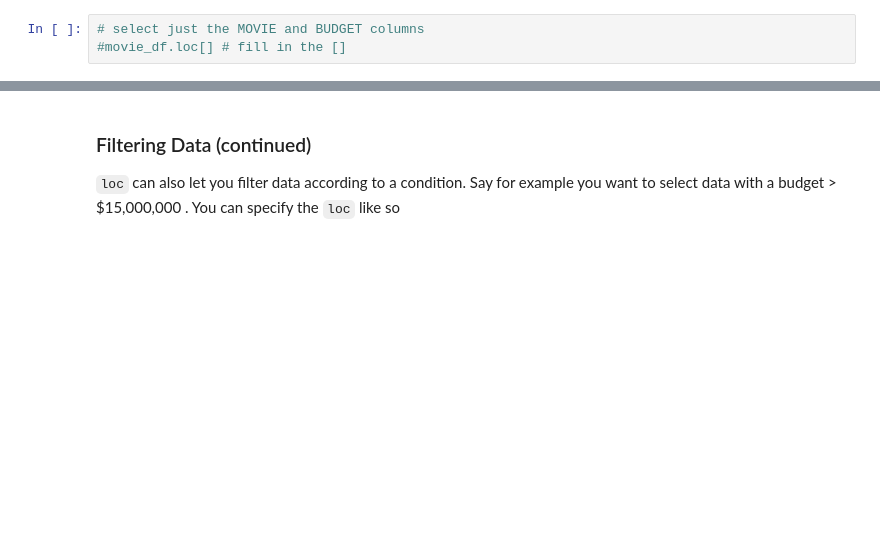
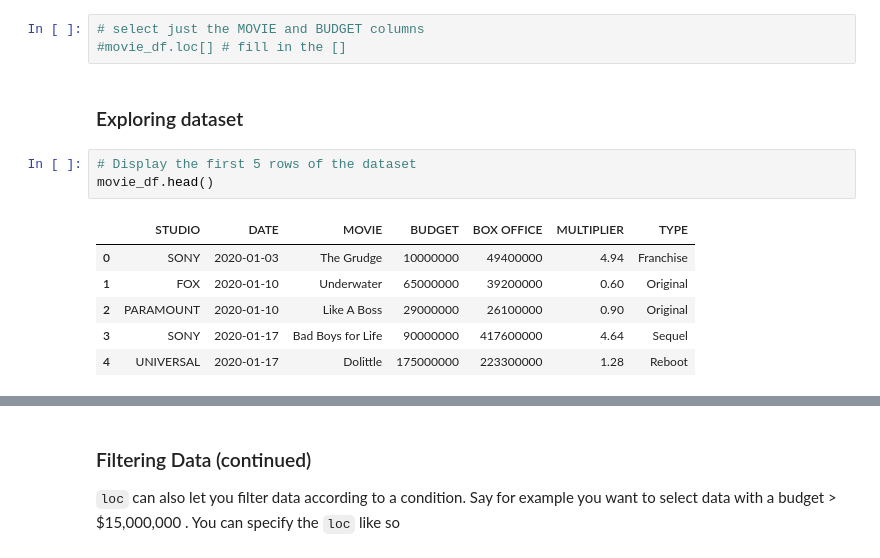
Before and after one commit to suzannepk/power_outages_socioeconomics-, a Jupyter notebook: 2_Python_Pandas_Intro.ipynb, the cells around one changed output, grey strips where cells are left out. Cells and saved outputs as stored; diff of their text form; blank space fills up the shorter version.

```diff
--- a/2_Python_Pandas_Intro.ipynb
+++ b/2_Python_Pandas_Intro.ipynb
@@ -68,3 +73,15 @@ Lets practice in the below two cells what you learned from the tutorial linked a
 # %%
 # select just the MOVIE and BUDGET columns
 #movie_df.loc[] # fill in the []
+# %% [markdown]
+### Exploring dataset
+# %%
+# Display the first 5 rows of the dataset
+movie_df.head()
+# %% [output]
+|  | STUDIO | DATE | MOVIE | BUDGET | BOX OFFICE | MULTIPLIER | TYPE |
+| 0 | SONY | 2020-01-03 | The Grudge | 10000000 | 49400000 | 4.94 | Franchise |
+| 1 | FOX | 2020-01-10 | Underwater | 65000000 | 39200000 | 0.60 | Original |
+| 2 | PARAMOUNT | 2020-01-10 | Like A Boss | 29000000 | 26100000 | 0.90 | Original |
+| 3 | SONY | 2020-01-17 | Bad Boys for Life | 90000000 | 417600000 | 4.64 | Sequel |
+| 4 | UNIVERSAL | 2020-01-17 | Dolittle | 175000000 | 223300000 | 1.28 | Reboot |
```
Also changed, not shown: parts of 8 cells of this notebook, 5 other files.
